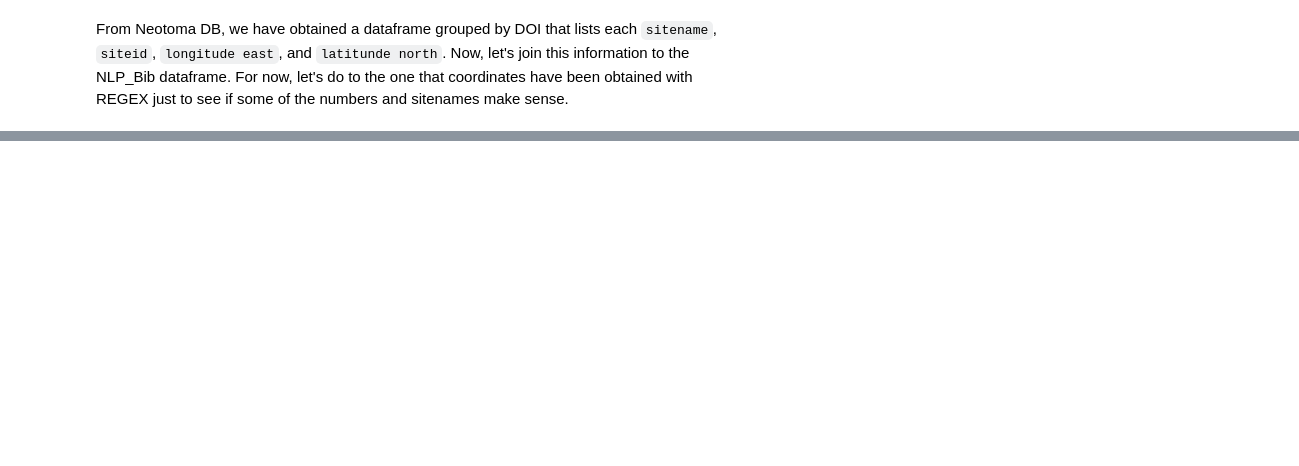
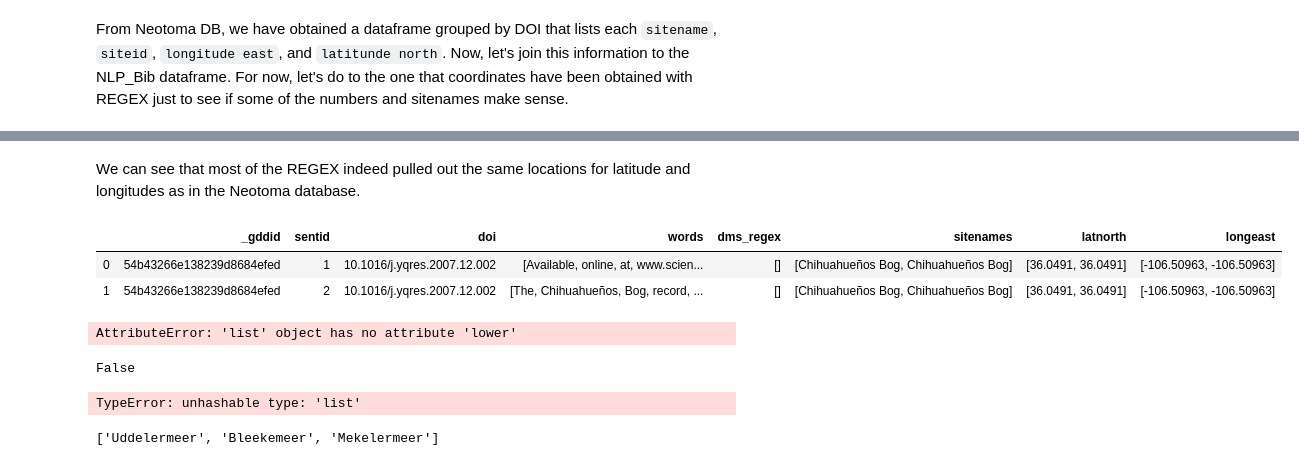
Before and after one commit to throughput-ec/UnacquiredSites, a Jupyter notebook: ML_Record_Mining_JN.ipynb, the cells around one changed output, grey strips where cells are left out. Cells and saved outputs as stored; diff of their text form; code cells hidden in the pictures; blank space fills up the shorter version.

```diff
--- a/ML_Record_Mining_JN.ipynb
+++ b/ML_Record_Mining_JN.ipynb
@@ -400,2 +388,4 @@ neotoma
 # %%
 nlp_bib = nlp_sentences.merge(bibliography, on = '_gddid')
+nlp_bib = nlp_bib.rename(columns={'_id': 'doi'})
+nlp_bib.head(3)
@@ -462,0 +457,27 @@ From Neotoma DB, we have obtained a dataframe grouped by DOI that lists each `si
+# %% [markdown]
+We can see that most of the REGEX indeed pulled out the same locations for latitude and longitudes as in the Neotoma database.
+# %%
+nlp_bib_neotoma[['_gddid', 'sentid', 'doi', 'words', 'dms_regex', 'sitenames', 'latnorth', 'longeast']].head(2)
+# %% [output]
+|  | _gddid | sentid | doi | words | dms_regex | sitenames | latnorth | longeast |
+| 0 | 54b43266e138239d8684efed | 1 | 10.1016/j.yqres.2007.12.002 | [Available, online, at, www.scien... | [] | [Chihuahueños Bog, Chihuahueños Bog] | [36.0491, 36.0491] | [-106.50963, -106.50963] |
+| 1 | 54b43266e138239d8684efed | 2 | 10.1016/j.yqres.2007.12.002 | [The, Chihuahueños, Bog, record, ... | [] | [Chihuahueños Bog, Chihuahueños Bog] | [36.0491, 36.0491] | [-106.50963, -106.50963] |
+# %%
+#nlp_bib_neotoma['words_l'] = nlp_bib_neotoma['words'].apply(lambda col: col.str.lower())
+
+nlp_bib_neotoma['words_l']  = [s.lower() for s in nlp_bib_neotoma['words']]
+nlp_bib_neotoma[['words', 'words_l']].head(2)
+# %% [output]
+AttributeError: 'list' object has no attribute 'lower'
+# %%
+any(item in nlp_bib_neotoma_regex['words'][48] for item in nlp_bib_neotoma_regex['sitenames'][48])
+# %% [output]
+False
+# %%
+any( k in nlp_bib_neotoma_regex['words'] for k in nlp_bib_neotoma_regex['sitenames'])
+# %% [output]
+TypeError: unhashable type: 'list'
+# %%
+nlp_bib_neotoma_regex['sitenames'][48]
+# %% [output]
+['Uddelermeer', 'Bleekemeer', 'Mekelermeer']
```
Also changed, not shown: parts of 17 cells of this notebook.
